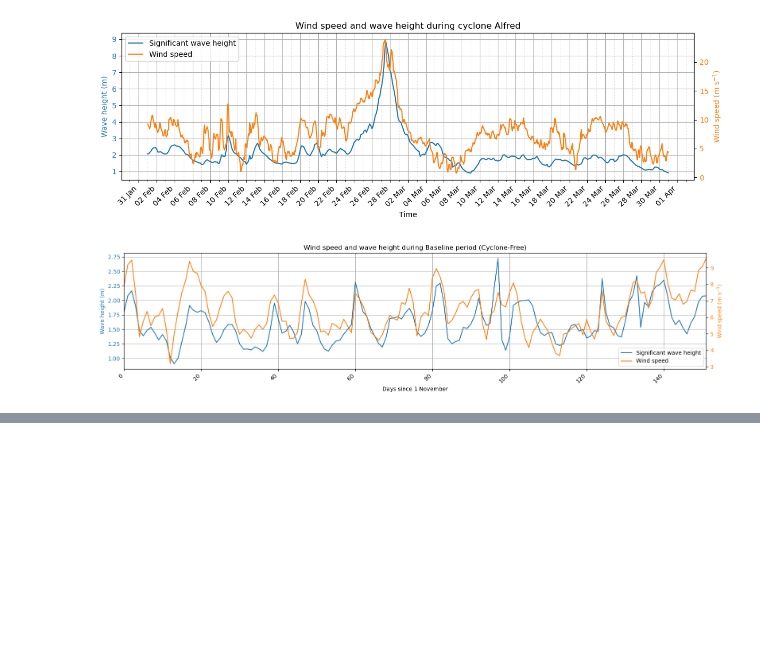
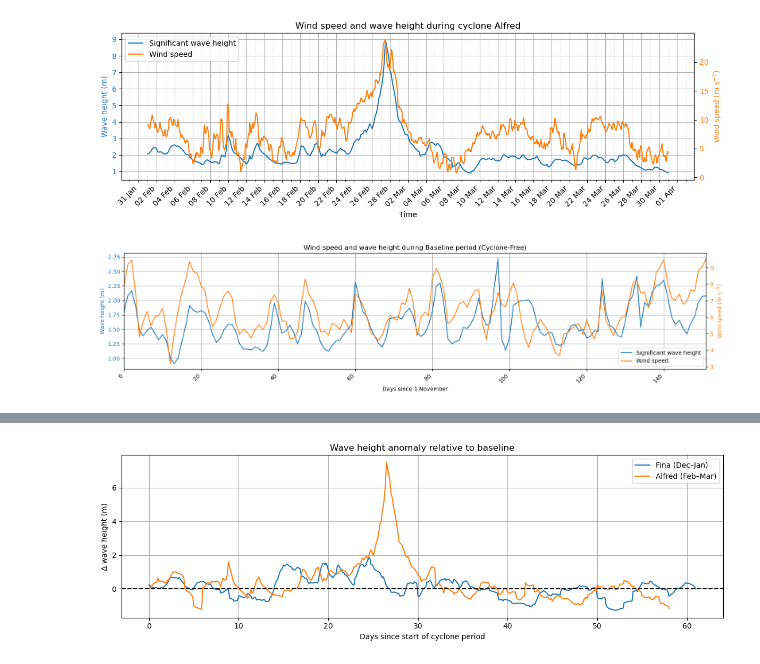
Before and after one commit to ElisaSzalay/Cyclone-Analysis, a Jupyter notebook: Wind and Wave analysis/analysis.ipynb, the cells around one changed output, grey strips where cells are left out. Drawn from its saved outputs; the diff is of its cells as text; code cells hidden in the pictures; blank space fills up the shorter version.

```diff
--- a/Wind and Wave analysis/analysis.ipynb
+++ b/Wind and Wave analysis/analysis.ipynb
@@ -484,0 +552,46 @@ plt.show()
+# %%
+# wave
+baseline_wave_fina_ts = baseline_timeseries_for_event(
+    wave_ts_fina, baseline_mean_wave
+)
+
+baseline_wave_alfred_ts = baseline_timeseries_for_event(
+    wave_ts_alfred, baseline_mean_wave
+)
+
+wave_anom_fina_ts   = wave_ts_fina   - baseline_wave_fina_ts
+wave_anom_alfred_ts = wave_ts_alfred - baseline_wave_alfred_ts
+
+wave_anom_fina_rel   = to_days_since_start(wave_anom_fina_ts)
+wave_anom_alfred_rel = to_days_since_start(wave_anom_alfred_ts)
+# %%
+fig, ax = plt.subplots(figsize=(12, 4))
+
+ax.plot(
+    wave_anom_fina_rel.days_since_start,
+    wave_anom_fina_rel,
+    label="Fina (Dec–Jan)",
+    color="tab:blue",
+)
+
+ax.plot(
+    wave_anom_alfred_rel.days_since_start,
+    wave_anom_alfred_rel,
+    label="Alfred (Feb–Mar)",
+    color="tab:orange",
+)
+
+ax.axhline(0, color="black", linestyle="--")
+
+ax.set_title("Wave height anomaly relative to baseline")
+ax.set_xlabel("Days since start of cyclone period")
+ax.set_ylabel("Δ wave height (m)")
+
+ax.legend()
+ax.grid(True)
+
+plt.tight_layout()
+plt.savefig("plots/wave_anomaly_timeseries_small.png", dpi=300)
+plt.show()
+# %% [output]
+[figure, added]
```
Also changed, not shown: parts of 4 cells of this notebook, 5 other files.
